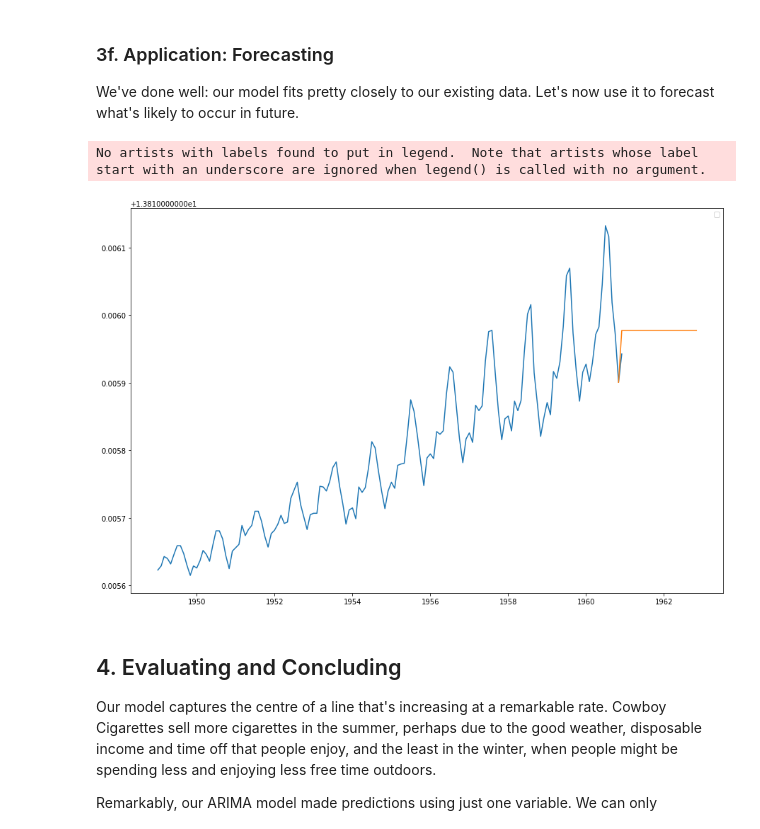
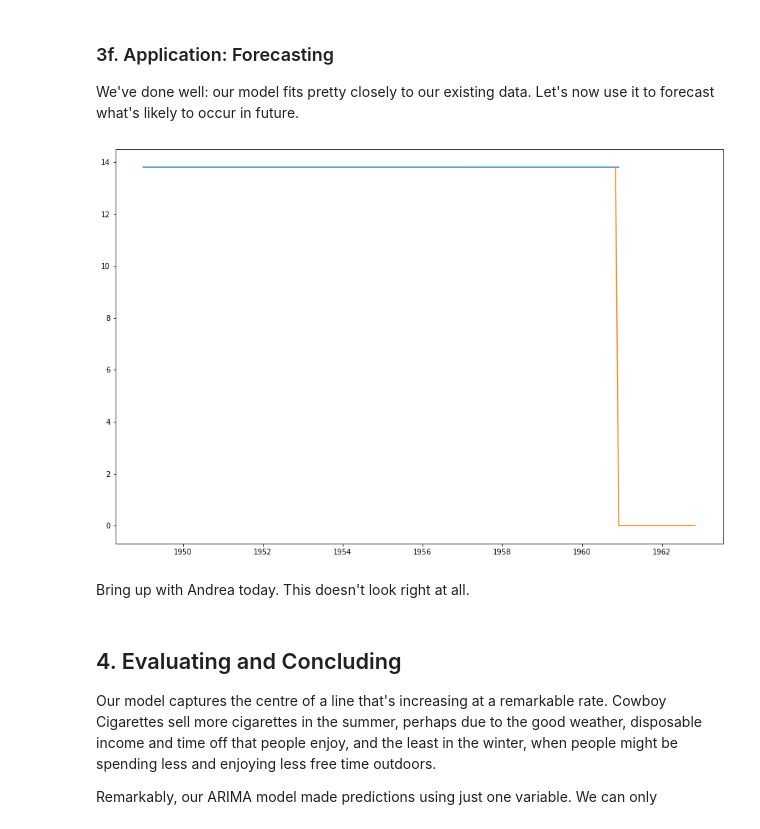
Before and after one commit to GwenToves/SpringBoard, a Jupyter notebook: Time Series Analysis - Case Study/Cowboys&CigrettesCaseStudy/Cowboy Cigarettes Case Study - Tier 3.ipynb, the cells around one changed output. Drawn from its saved outputs; the diff is of its cells as text; code cells hidden in the pictures.

```diff
--- a/Time Series Analysis - Case Study/Cowboys&CigrettesCaseStudy/Cowboy Cigarettes Case Study - Tier 3.ipynb
+++ b/Time Series Analysis - Case Study/Cowboys&CigrettesCaseStudy/Cowboy Cigarettes Case Study - Tier 3.ipynb
@@ -421,7 +429,7 @@ So the best p,d, q, parameters for our ARIMA model are 2, 1, 1 respectively. Now
 How do we know that's the best? All the MSE's were 0? Edit: they weren't actually 0, they were just very very small numbers because of the y_log scale being so itty bitty
 # %%
 warnings.filterwarnings('default')
-mod = ARIMA(y_log, order=(2, 1, 2))
+mod = ARIMA(f_diff, order=(2, 1, 2))
 mod_fitted = mod.fit()
 results = mod_fitted.forecast(24) # two years in the future
 # %% [markdown]
@@ -469,27 +477,28 @@ We've done well: our model fits pretty closely to our existing data. Let's now u
 # %%
 # Declare a variable called forecast_period with the amount of months to forecast, and
 # create a range of future dates that is the length of the periods you've chosen to forecast
 forecast_period = 24
-date_range = pd.date_range(y_log.index[-1], periods = forecast_period,
+date_range = pd.date_range(f_diff.index[-1], periods = forecast_period,
               freq='MS').strftime("%Y-%m-%d").tolist()
 
 # Convert that range into a dataframe that includes your predictions
 # First, call DataFrame on pd
 future_months = pd.DataFrame(date_range, columns = ['Month'])
 # Let's now convert the 'Month' column to a datetime object with to_datetime
 future_months['Month'] = pd.to_datetime(future_months['Month'])
 future_months.set_index('Month', inplace = True)
 future_months['Prediction'] = results[0]
 
 # Plot your future predictions
 # Call figure() on plt
 plt.figure(figsize=(15,10))
 plt.plot(y_log)
 plt.plot(y_log['Nov 1960'].append(future_months['Prediction']))
 plt.show()
 # %% [output]
-No artists with labels found to put in legend.  Note that artists whose label start with an underscore are ignored when legend() is called with no argument.
-[figure, old version]
+[figure, new version]
+# %% [markdown]
+Bring up with Andrea today. This doesn't look right at all.
 # %% [markdown]
 ## 4. Evaluating and Concluding
 
```
Also changed, not shown: parts of 6 cells of this notebook.
